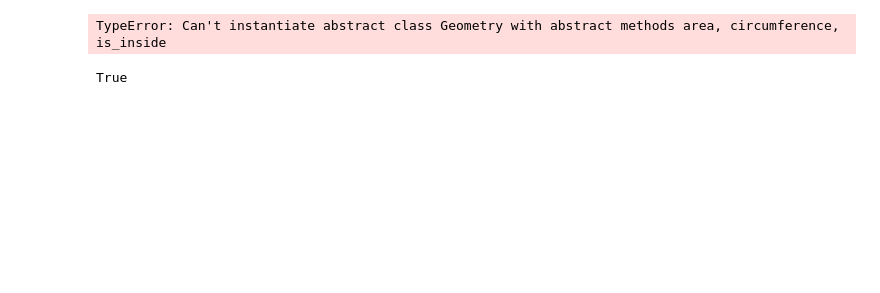
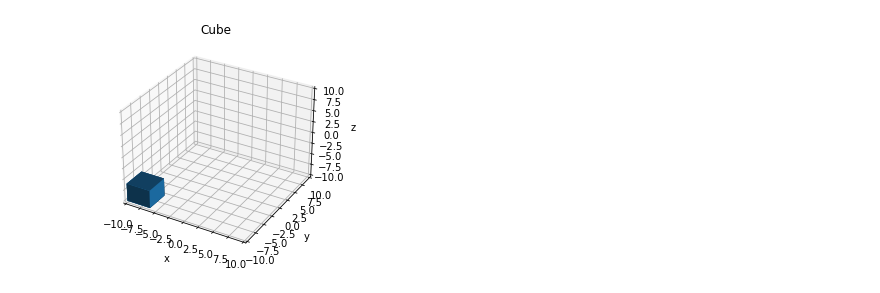
Before and after one commit to Anna-MariaSjolund/Python-Programming-Anna-MariaSjolund, a Jupyter notebook: Labs/Lab3/geometry_examples.ipynb, the cells around one changed output. Saved outputs shown, nothing was run; the diff lists cells and outputs as text; code cells hidden in the pictures; blank space fills up the shorter version.

```diff
--- a/Labs/Lab3/geometry_examples.ipynb
+++ b/Labs/Lab3/geometry_examples.ipynb
@@ -5,21 +7,7 @@ from rectangle import Rectangle
-# %%
-circ = Circle(3)
-circ2 = Circle(3)
-circ == circ2
-
-rectang = Rectangle(3, 4)
-rectang2 = Rectangle(3, 4)
-rectang == rectang2
-
-circ == circ2
-
-test = Geometry()
-# %% [output]
-TypeError: Can't instantiate abstract class Geometry with abstract methods area, circumference, is_inside
-# %%
-test2 = Rectangle(4, 4)
-test2.width
-
-test2.is_inside(-2, -1)
-# %% [output]
-True
+# %%
+cub = Cube(4, -8, -8, -8)
+cub.plot_figure(fixed_scale10=True)
+
+cub.translate(8, 6, 8)
+# %% [output]
+[figure, added]
```
Also changed, not shown: parts of 1 cell of this notebook.
